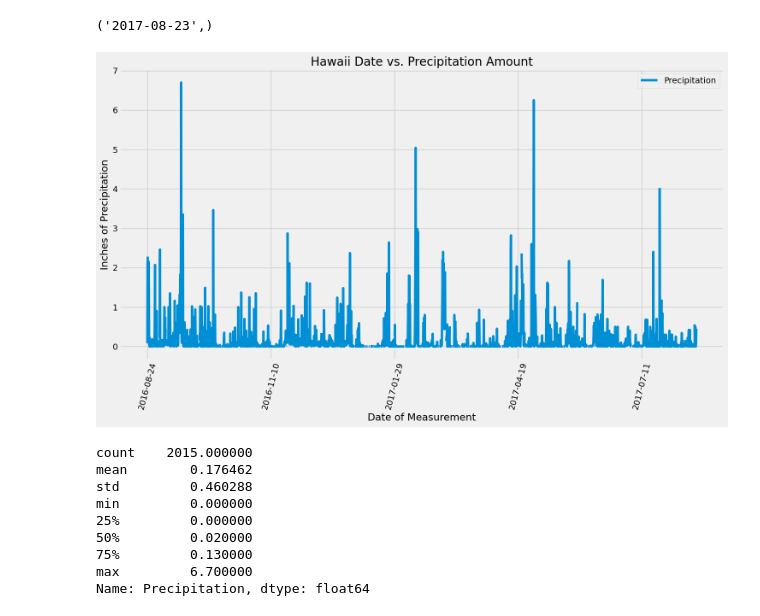
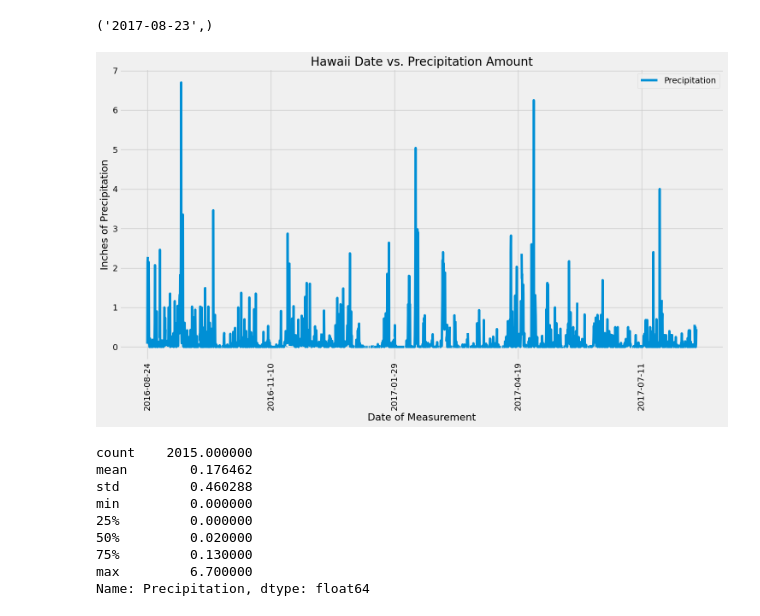
Before and after one commit to Y1U9M9A4I/sqlalchemy-challenge, a Jupyter notebook: Starter_Code/climate_starter.ipynb, the cells around one changed output. Drawn from its saved outputs; the diff is of its cells as text; code cells hidden in the pictures.

```diff
--- a/Starter_Code/climate_starter.ipynb
+++ b/Starter_Code/climate_starter.ipynb
@@ -50,32 +50,32 @@ print(mrd)
 # %%
 # Design a query to retrieve the last 12 months of precipitation data and plot the results.
 # Starting from the most recent data point in the database.
 # Calculate the date one year from the last date in data set.
 # Perform a query to retrieve the data and precipitation scores
 #(chinook reference; mod10 class 3)
 
 prec = session.query(meas.date, meas.prcp).filter(meas.date > "2016-08-23").order_by(meas.date).all()
 
 # Save the query results as a Pandas DataFrame. Explicitly set the column names
 
 prec_df = pd.DataFrame(prec, columns = ["DateOfMeasurement", "Precipitation"])
 
 # Sort the dataframe by date
 
 prec_df.sort_values(by="DateOfMeasurement")
 # prec_df.head()
 
 # Use Pandas Plotting with Matplotlib to plot the data
 prec_graph = prec_df.plot(title= "Hawaii Date vs. Precipitation Amount",
-                          rot=75,
+                          rot=90,
                           figsize=(15, 9),
                           x="DateOfMeasurement",
                           y="Precipitation",
                           xlabel = "Date of Measurement", ylabel = "Inches of Precipitation")
 plt.tight_layout()
 plt.show()
 # %% [output]
-[figure, old version]
+[figure, new version]
 # %%
 # Use Pandas to calculate the summary statistics for the precipitation data
 prec_df["Precipitation"].describe()
```
Also changed, not shown: parts of 1 cell of this notebook, 3 other files.
